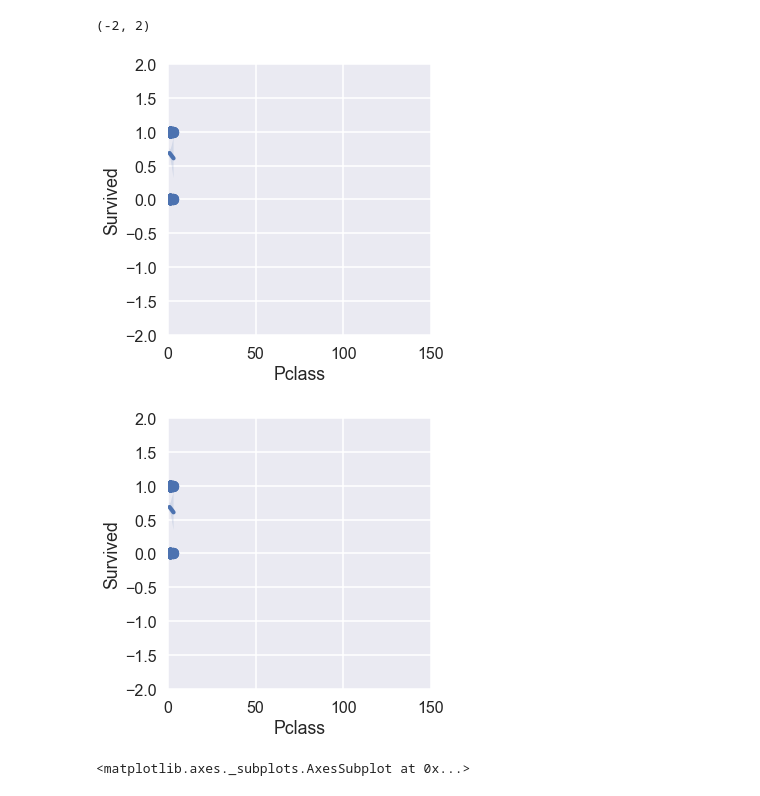
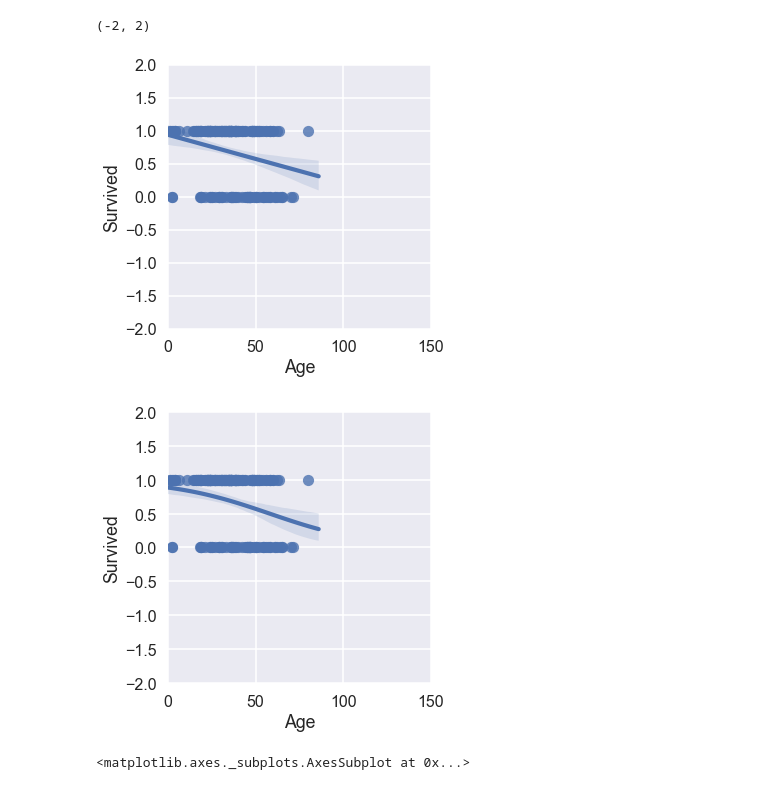
Before and after one commit to matthewbrems/old, a Jupyter notebook: projects/03-Project/starter-code/logistic-regression-ppt.ipynb, the cells around one changed output. Saved outputs shown, nothing was run; the diff lists cells and outputs as text; code cells hidden in the pictures.

```diff
--- a/projects/03-Project/starter-code/logistic-regression-ppt.ipynb
+++ b/projects/03-Project/starter-code/logistic-regression-ppt.ipynb
@@ -43,15 +43,15 @@ sns.lmplot(x="Age",y='Survived', data=titanic, logistic=True)
 [figure]
 # %%
 sns.set_context("poster")
-sns.lmplot(x="Pclass",y='Survived', data=titanic)
+sns.lmplot(x="Age",y='Survived', data=titanic)
 plt.ylim(-2, 2)
 plt.xlim(0, 150)
-sns.lmplot(x="Pclass",y='Survived', data=titanic, logistic=True)
+sns.lmplot(x="Age",y='Survived', data=titanic, logistic=True)
 plt.xlim(0, 150)
 plt.ylim(-2, 2)
 # %% [output]
 (-2, 2)
-[figure, old version]
+[figure, new version]
-[figure, old version]
+[figure, new version]
 # %%
 sns.set_context("talk")
```
Also changed, not shown: parts of 11 cells of this notebook, 5 other files.
